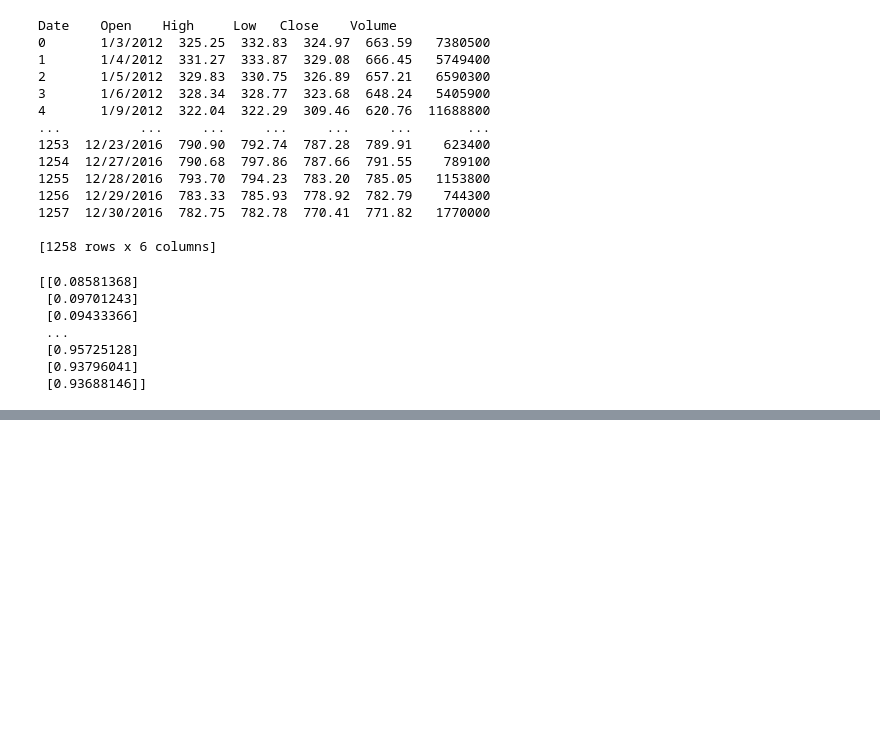
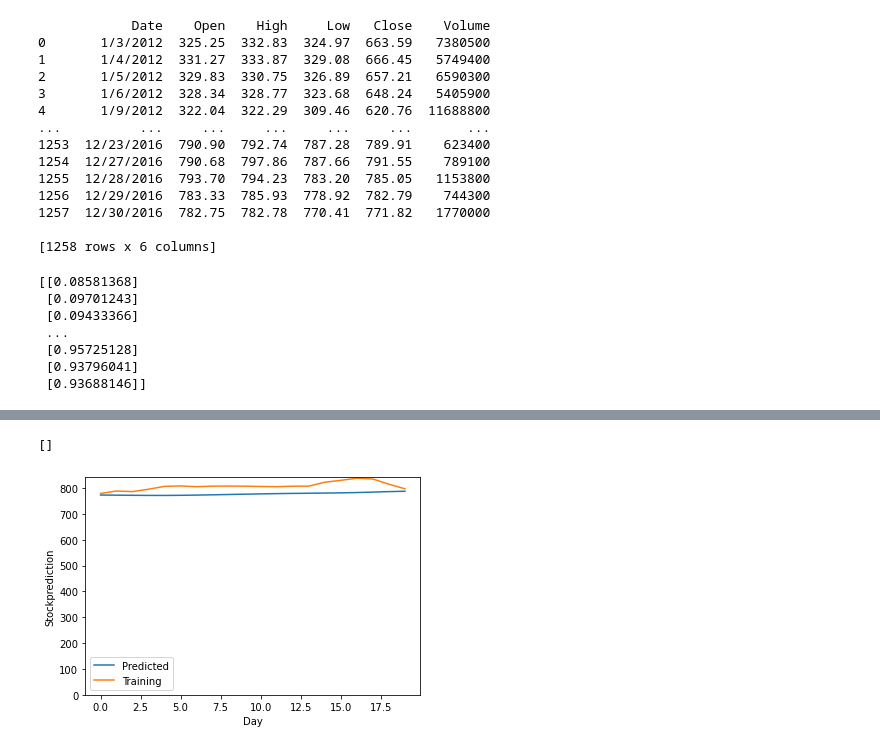
Before and after one commit to liproqq/bta_py, a Jupyter notebook: python_advanced/tag15/a3.ipynb, the cells around one changed output, grey strips where cells are left out. Drawn from its saved outputs; the diff is of its cells as text; code cells hidden in the pictures; blank space fills up the shorter version.

```diff
--- a/python_advanced/tag15/a3.ipynb
+++ b/python_advanced/tag15/a3.ipynb
@@ -75,0 +193,5 @@ print(y_train)
+# %%
+path = Path().resolve()
+
+df_test = pd.read_csv(path / 'Google_Stock_Price_Test.csv', thousands=',')
+print(df_test)
@@ -75,0 +216,14 @@ print(y_train)
+# %%
+test_data = pd.concat((df_train['Open'][-60:], df_test['Open']), axis=0)
+test_data = test_data.values.reshape(-1, 1)
+test_data_n = scaler.transform(test_data)
+
+X_test = []
+for i in range(timestep, len(test_data)):
+    X_test.append(test_data_n[i-timestep:i, 0])
+X_test = np.array(X_test)
+
+X_test = X_test.reshape(-1, 60, 1)
+
+print(X_test.shape)
+print(X_test)
@@ -75,0 +248,5 @@ print(y_train)
+# %%
+y_pred2 = model.predict(X_test)
+# print(y_pred2)
+y_pred2_real = scaler.inverse_transform(y_pred2)
+print(y_pred2_real)
@@ -75,0 +274,11 @@ print(y_train)
+# %%
+plt.plot(y_pred2_real, label='Predicted')
+plt.plot(df_test['Open'], label='Training')
+plt.ylim(0)
+plt.legend()
+plt.xlabel('Day')
+plt.ylabel('Stockprediction')
+plt.plot()
+# %% [output]
+[]
+[figure, added]
```
Also changed, not shown: parts of 18 cells of this notebook, 1 other file.
